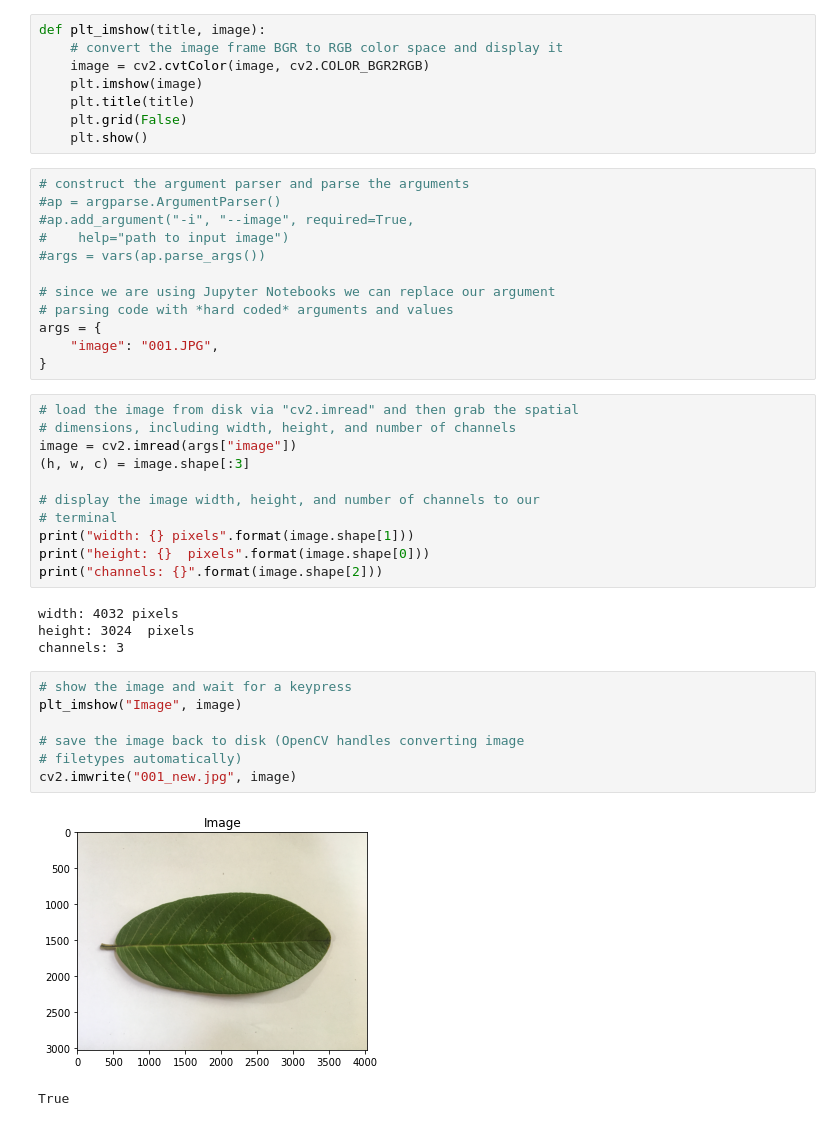
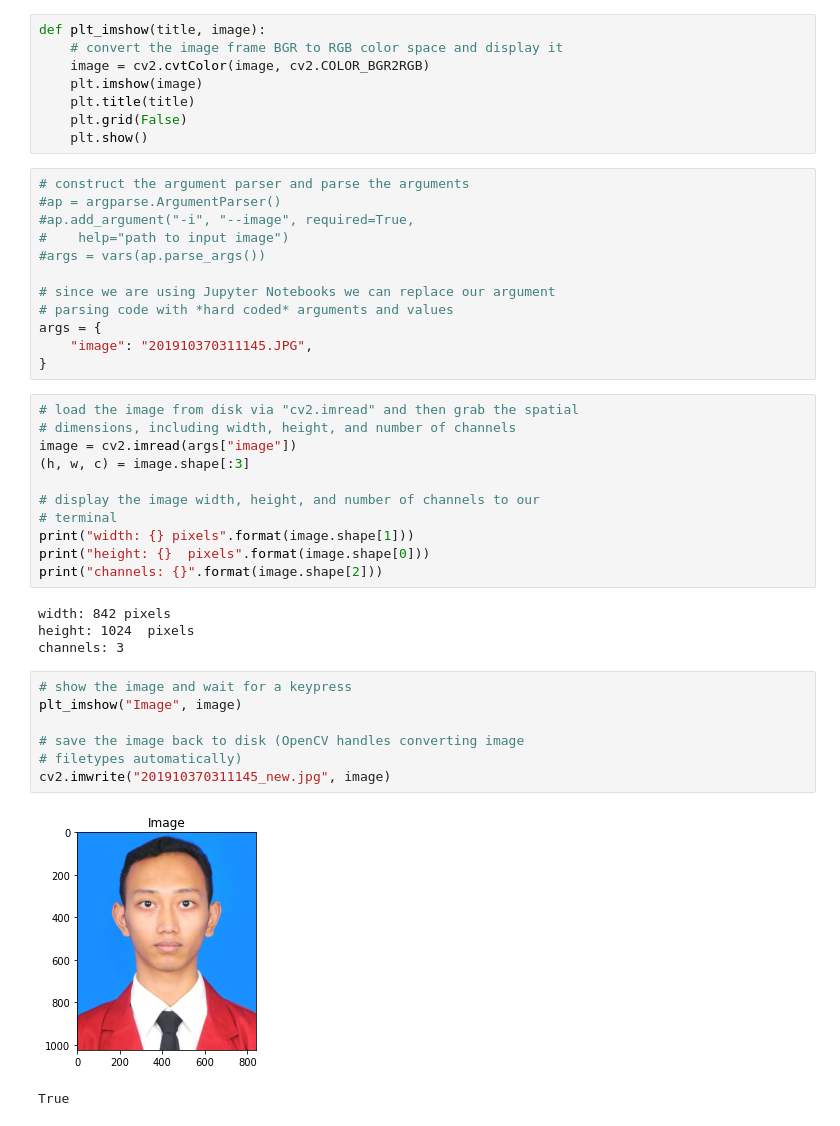
Before and after one commit to akbarsaputrait/computer-vision, a Jupyter notebook: opencv_basic/read_write_image.ipynb, the cells around one changed output. Drawn from its saved outputs; the diff is of its cells as text.

```diff
--- a/opencv_basic/read_write_image.ipynb
+++ b/opencv_basic/read_write_image.ipynb
@@ -36,7 +36,7 @@ def plt_imshow(title, image):
 # since we are using Jupyter Notebooks we can replace our argument
 # parsing code with *hard coded* arguments and values
 args = {
-	"image": "001.JPG",
+	"image": "201910370311145.JPG",
 }
 # %%
 # load the image from disk via "cv2.imread" and then grab the spatial
@@ -50,16 +50,16 @@ print("width: {} pixels".format(image.shape[1]))
 print("height: {}  pixels".format(image.shape[0]))
 print("channels: {}".format(image.shape[2]))
 # %% [output]
-width: 4032 pixels
-height: 3024  pixels
+width: 842 pixels
+height: 1024  pixels
 channels: 3
 # %%
 # show the image and wait for a keypress
 plt_imshow("Image", image)
 
 # save the image back to disk (OpenCV handles converting image
 # filetypes automatically)
-cv2.imwrite("001_new.jpg", image)
+cv2.imwrite("201910370311145_new.jpg", image)
 # %% [output]
-[figure, old version]
+[figure, new version]
 True
```
Also changed, not shown: parts of 2 cells of this notebook.
